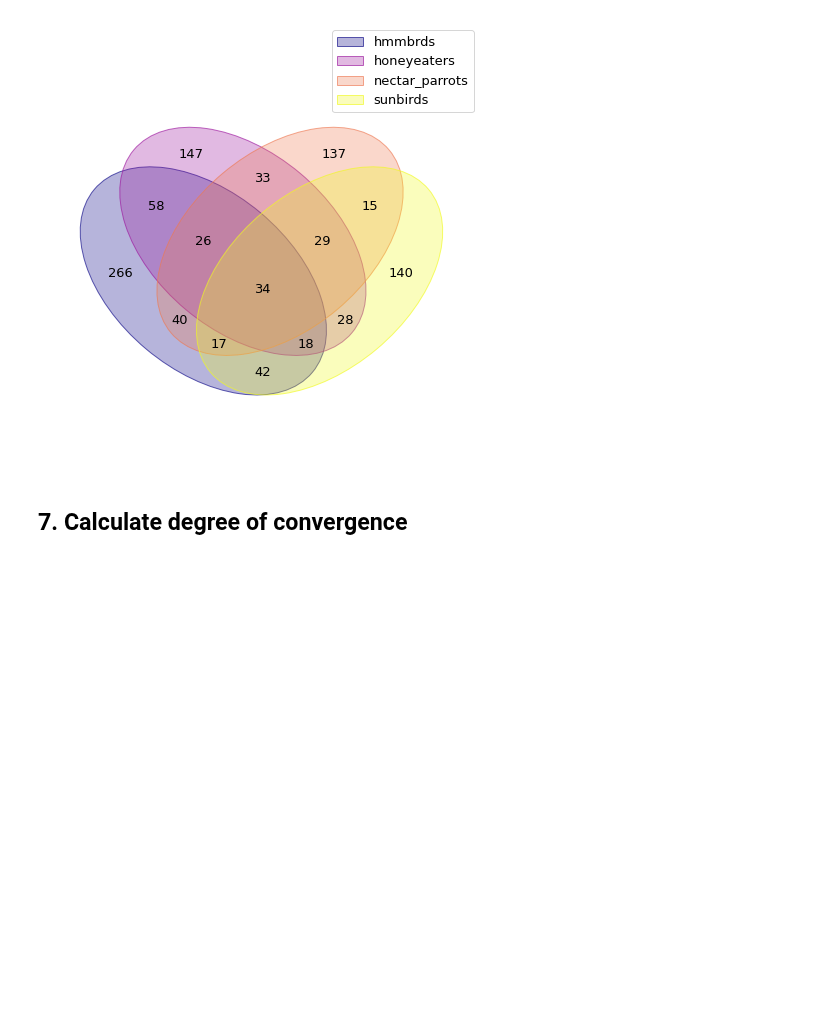
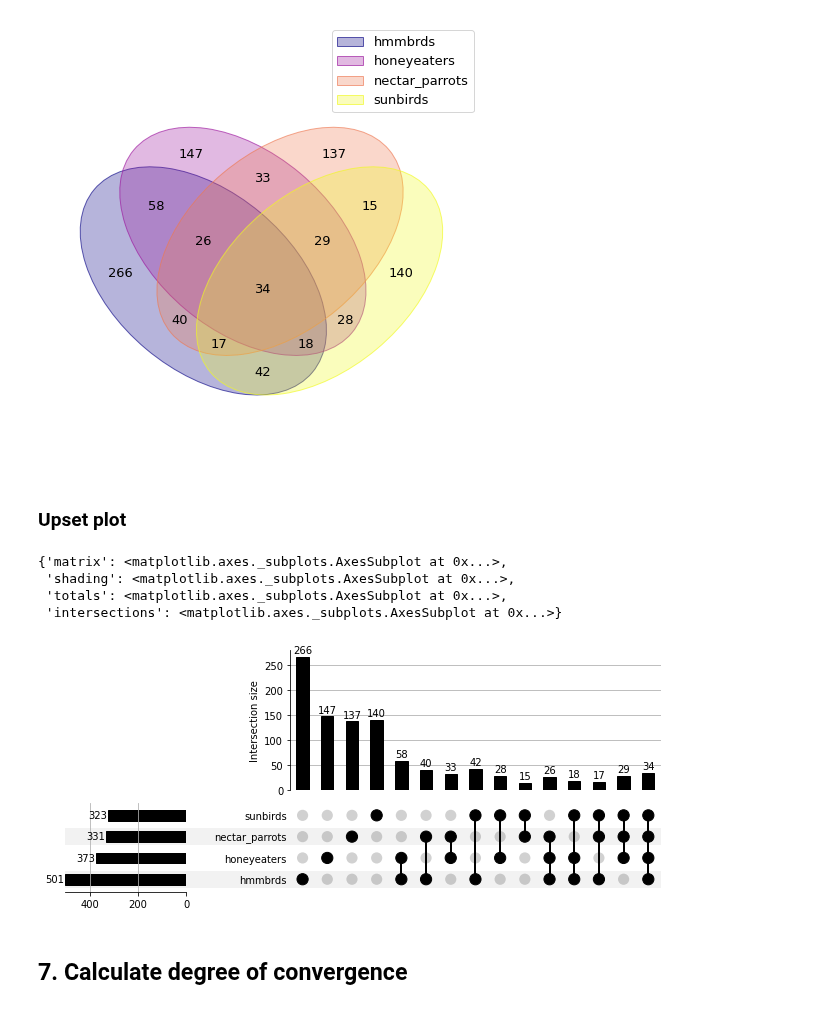
Before and after one commit to osipovarev/absrel, a Jupyter notebook: absrel_analysis.ipynb, the cells around one changed output. Drawn from its saved outputs; the diff is of its cells as text; code cells hidden in the pictures; blank space fills up the shorter version.

Commit message:
backed up changes from Tue Feb 18 14:55:14 EST 2025 in the project /Users/osipova/Documents/LabDocs/NectarivoryProject/absrel

```diff
--- a/absrel_analysis.ipynb
+++ b/absrel_analysis.ipynb
@@ -205,6 +207,31 @@ plt.savefig(pdf_name)
 # %% [output]
 /Users/osipova/Documents/LabDocs/NectarivoryProject/absrel/absrel_analysis_2024/combined_default_srv_mh/venn_genes_p_0.05_nectar_ratio_greater0.5.pdf
 [figure]
+# %% [markdown]
+### Upset plot
+# %%
+set1 = per_clade_genes['hmmbrds']
+set2 = per_clade_genes['honeyeaters']
+set3 = per_clade_genes['nectar_parrots']
+set4 = per_clade_genes['sunbirds']
+
+all_elems = set1.union(set2).union(set3).union(set4)
+df = pd.DataFrame([[e in set1,
+                    e in set2,
+                    e in set3,
+                    e in set4] for e in all_elems], columns = fg_names_list)
+dfi = df.groupby(fg_names_list).size()
+
+plot_size = 5
+fig = plt.figure(figsize=(10, 5))
+plot(dfi, fig=fig, orientation='horizontal', totals_plot_elements=plot_size, show_counts=True)
+#     plt.savefig("{}nectar_intersection.upsetplot.pdf".format(dir_path))
+# %% [output]
+{'matrix': <matplotlib.axes._subplots.AxesSubplot at 0x...>,
+ 'shading': <matplotlib.axes._subplots.AxesSubplot at 0x...>,
+ 'totals': <matplotlib.axes._subplots.AxesSubplot at 0x...>,
+ 'intersections': <matplotlib.axes._subplots.AxesSubplot at 0x...>}
+[figure, added]
 # %% [markdown]
 ## 7. Calculate degree of convergence
 # %%
```
Also changed, not shown: parts of 6 cells of this notebook.
